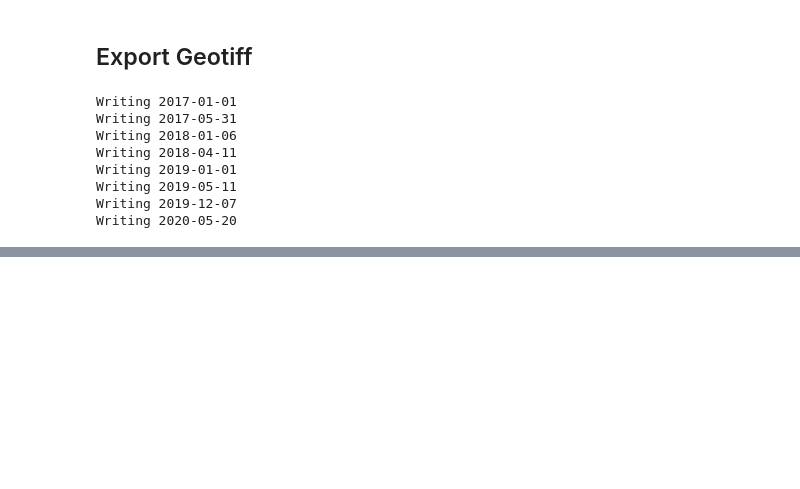
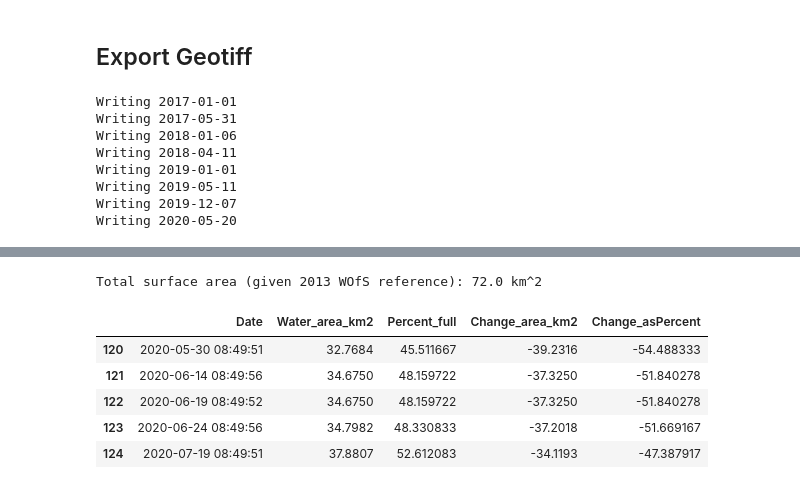
Before and after one commit to AdrianKriger/deafrica-sandbox-notebooks, a Jupyter notebook: Real_world_examples/WaterDetect_DamMonitoring.ipynb, the cells around one changed output, grey strips where cells are left out. Drawn from its saved outputs; the diff is of its cells as text; code cells hidden in the pictures; blank space fills up the shorter version.

```diff
--- a/Real_world_examples/WaterDetect_DamMonitoring.ipynb
+++ b/Real_world_examples/WaterDetect_DamMonitoring.ipynb
@@ -373,2 +366,34 @@ Writing 2020-05-20
+# %%
+nominal_2013 = gdf_clean['area'].sum()/100
+print('Total surface area (given 2013 WOfS reference):', nominal_2013, 'km^2')
+# %% [output]
+Total surface area (given 2013 WOfS reference): 72.0 km^2
+# %%
+#create some columns with data
+
+#percent full
+percent_full = (waterarea.values/nominal_2013) * 100
+
+# change from nominal
+change = waterarea.values - nominal_2013
+
+#change as a percent
+Change_asPercent = (change/(nominal_2013) * 100)
+
+# Create and fill pandas dataframe
+dataset = pd.DataFrame({'Date': waterarea.time,
+                        'Water_area_km2': waterarea.values,
+                        'Percent_full': percent_full,
+                        'Change_area_km2': change,
+                        'Change_asPercent': Change_asPercent})
+# %%
+dataset.tail()
+# %% [output]
+|  | Date | Water_area_km2 | Percent_full | Change_area_km2 | Change_asPercent |
+| 120 | 2020-05-30 08:49:51 | 32.7684 | 45.511667 | -39.2316 | -54.488333 |
+| 121 | 2020-06-14 08:49:56 | 34.6750 | 48.159722 | -37.3250 | -51.840278 |
+| 122 | 2020-06-19 08:49:52 | 34.6750 | 48.159722 | -37.3250 | -51.840278 |
+| 123 | 2020-06-24 08:49:56 | 34.7982 | 48.330833 | -37.2018 | -51.669167 |
+| 124 | 2020-07-19 08:49:51 | 37.8807 | 52.612083 | -34.1193 | -47.387917 |
 # %%
 ##Work in progress
```
Also changed, not shown: parts of 15 cells of this notebook.
